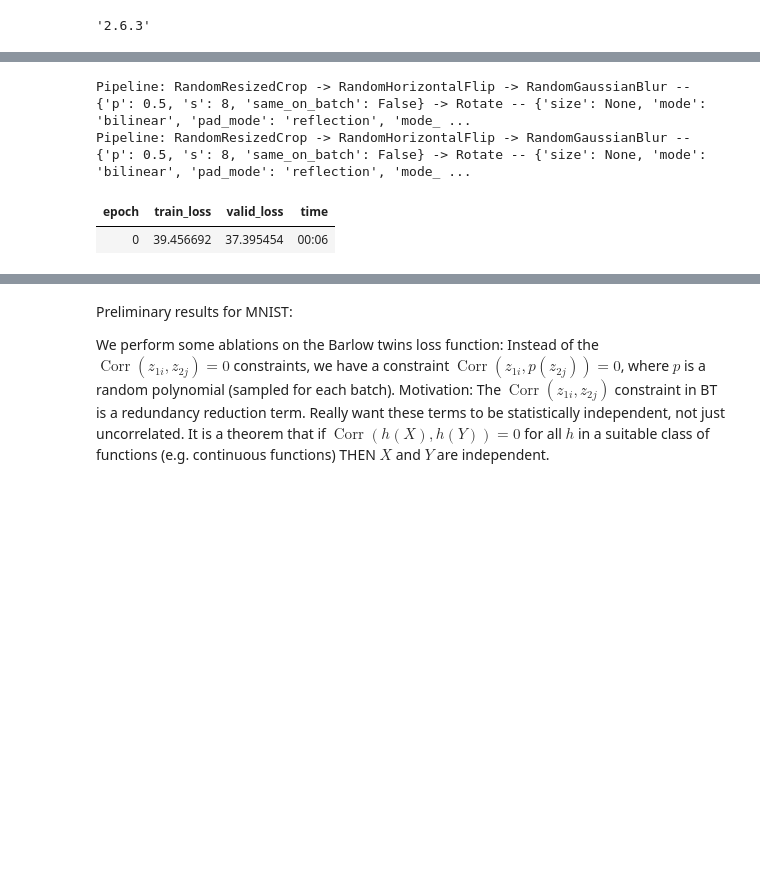
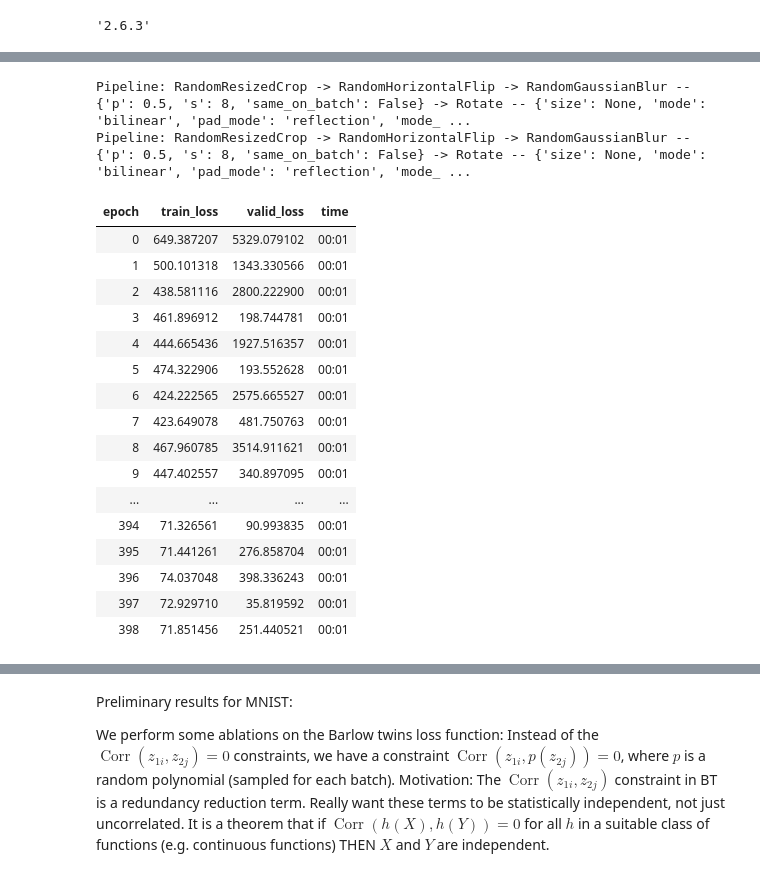
Before and after one commit to hamish-haggerty/AI-hacking, a Jupyter notebook: SSL/BT_MNIST.ipynb, the cells around one changed output, grey strips where cells are left out. Drawn from its saved outputs; the diff is of its cells as text; code cells hidden in the pictures; blank space fills up the shorter version.

```diff
--- a/SSL/BT_MNIST.ipynb
+++ b/SSL/BT_MNIST.ipynb
@@ -102,0 +153,14 @@ def random_poly(A):
+# %%
+def random_sinusoid(x,std=2.0):
+
+    t=torch.normal(mean=0,std=std,size=(1,1)).item()
+    s=torch.normal(mean=0,std=std,size=(1,1)).item()
+
+    u=torch.normal(mean=0,std=std,size=(1,1)).item()
+    v=torch.normal(mean=0,std=std,size=(1,1)).item()
+
+    return torch.sin(t*x+s) + torch.cos(u*x + v)
+# %%
+def poly_sinusoid(x):
+
+    return random_quintic(x) + random_sinusoid(x,std=1)
@@ -138,6 +285,7 @@ class BarlowTwins(Callback):
 #         loss = (cdiff*self.I + cdiff*(1-self.I)*self.lmb).sum()
 #         return loss
 
+
     def lf(self, pred, *yb): #pred is (bs+bs)*projection_size
         bs,nf = pred.size(0)//2,pred.size(1)
 
@@ -148,14 +296,28 @@ class BarlowTwins(Callback):
         C = (z1norm.T @ z2norm) / bs
         cdiff = (C - self.I)**2
 
-        #polyprob=0.1
-        polyprob=0.25
+        polyprob=1
+        #polyprob=0.5
         temrand = random.random()
         if temrand < polyprob: #With some probability we want off diag terms to be (quadratic) say.
 
             #This block is "best so far"
-            z1norm_2 = random_poly(z1norm)
+#             z1norm_2 = 0.5*z1norm.pow(2)
+#             z2norm_2 = z2norm
+
+#             s=Unif(0,0.2)
+#             z1norm_2 = (1/s)*torch.sin(s*z1norm)
+#             z2norm_2 = z2norm
+
+            z1norm_2 = poly_sinusoid(z1norm)
+
             z2norm_2 = z2norm
+
+
+#             s=Unif(-2,2)
+# #             t=Unif(-1,1)
+#             z1norm_2 = (1/(abs(s)))*(torch.sin(s*z1norm))
+#             z2norm_2 = z2norm
 
             C_2 = (z1norm_2.T @ z2norm_2) / bs
 
@@ -183,19 +480,36 @@ class BarlowTwins(Callback):
 # %%
 #Debugging cell - delete later (similar to cell below)
+ps=500
+hs=500
 fastai_encoder = create_encoder('xresnet18', n_in=1, pretrained=False)
-model = create_barlow_twins_model(fastai_encoder, hidden_size=125,projection_size=125)# projection_size=1024)
+model = create_barlow_twins_model(fastai_encoder, hidden_size=hs,projection_size=ps)# projection_size=1024)
 #So aside from size, randomresizedcrop takes in two args: resize_scale and resize_ratio. So we want to put in
 #values for these which is tantamount to doing nothing
 #So if we choose resize_scale=(1,1) then the images look the same.
 #IMPORTANT: So this aug pipelines, insofar as I can tell at the moment, is tantamount to "do nothing"
 aug_pipelines = get_barlow_twins_aug_pipelines(size=28, rotate=True,flip_p=0,resize_scale=(0.7,1), jitter=False, bw=False,blur=True,blur_p=0.5,blur_s=8, stats=None, cuda=True)
 #learn = Learner(dls, model,ShortEpochCallback(0.001), cbs=[BarlowTwins(aug_pipelines, print_augs=True)])
 learn = Learner(dls, model, cbs=[BarlowTwins(aug_pipelines, print_augs=True)])
-learn.fit(1) #300
+learn.fit(1000)#300
 # %% [output]
 Pipeline: RandomResizedCrop -> RandomHorizontalFlip -> RandomGaussianBlur -- {'p': 0.5, 's': 8, 'same_on_batch': False} -> Rotate -- {'size': None, 'mode': 'bilinear', 'pad_mode': 'reflection', 'mode_ ...
 Pipeline: RandomResizedCrop -> RandomHorizontalFlip -> RandomGaussianBlur -- {'p': 0.5, 's': 8, 'same_on_batch': False} -> Rotate -- {'size': None, 'mode': 'bilinear', 'pad_mode': 'reflection', 'mode_ ...
 | epoch | train_loss | valid_loss | time |
-| 0 | 39.456692 | 37.395454 | 00:06 |
+| 0 | 649.387207 | 5329.079102 | 00:01 |
+| 1 | 500.101318 | 1343.330566 | 00:01 |
+| 2 | 438.581116 | 2800.222900 | 00:01 |
+| 3 | 461.896912 | 198.744781 | 00:01 |
+| 4 | 444.665436 | 1927.516357 | 00:01 |
+| 5 | 474.322906 | 193.552628 | 00:01 |
+| 6 | 424.222565 | 2575.665527 | 00:01 |
+| 7 | 423.649078 | 481.750763 | 00:01 |
+| 8 | 467.960785 | 3514.911621 | 00:01 |
+| 9 | 447.402557 | 340.897095 | 00:01 |
+| ... | ... | ... | ... |
+| 394 | 71.326561 | 90.993835 | 00:01 |
+| 395 | 71.441261 | 276.858704 | 00:01 |
+| 396 | 74.037048 | 398.336243 | 00:01 |
+| 397 | 72.929710 | 35.819592 | 00:01 |
+| 398 | 71.851456 | 251.440521 | 00:01 |
 # %%
 #Get the dataloader and set batch size
```
Also changed, not shown: parts of 25 cells of this notebook.
